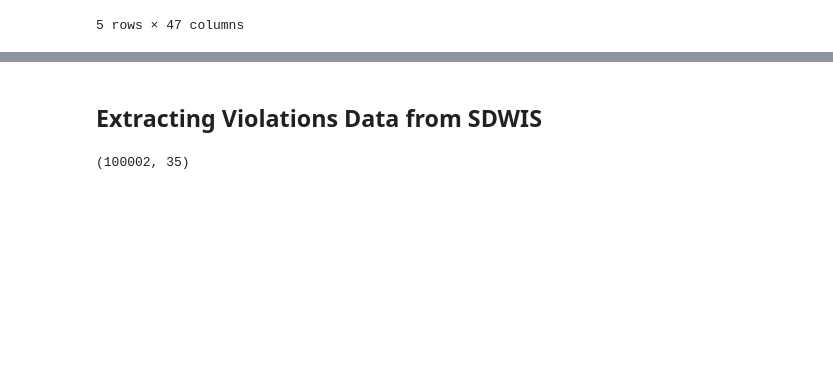
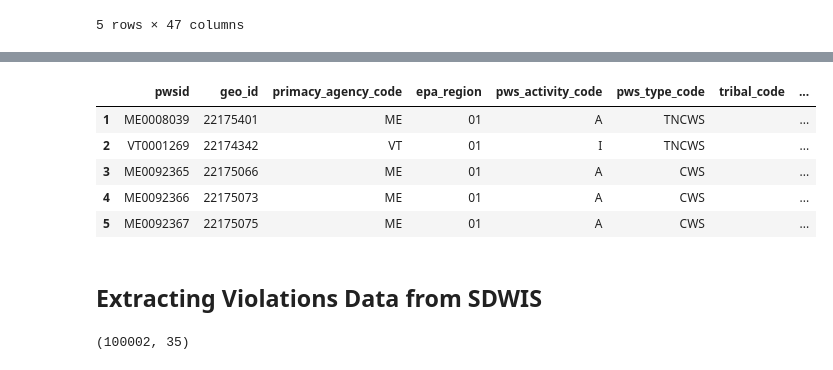
Before and after one commit to de-la-viz/pesticides_in_drinking_water, a Jupyter notebook: code/Data_Extraction.ipynb, the cells around one changed output, grey strips where cells are left out. Cells and saved outputs as stored; diff of their text form; code cells hidden in the pictures; blank space fills up the shorter version.

```diff
--- a/code/Data_Extraction.ipynb
+++ b/code/Data_Extraction.ipynb
@@ -70,0 +75,19 @@ water_system.tail() # looks good for now.
+# %%
+# more on the API: https://www.epa.gov/enviro/envirofacts-data-service-api
+
+# notes on the API:
+#     - WATER_SYSTEM = table name
+#     - no filter on PWS_ACTIVITY_CODE/A ==> it is done on the water systems.
+#     - EPA_REGION/01 ==> New England
+#     - area_type_code/CN ==> COUNTY LEVEL. location of the water system at the county level.
+
+CSV_URL = 'https://enviro.epa.gov/enviro/efservice/GEOGRAPHIC_AREA/EPA_REGION/01/area_type_code/CN/CSV'
+
+with requests.Session() as s:
+    download = s.get(CSV_URL)
+    decoded_content = download.content.decode('utf-8')
+    cr = csv.reader(decoded_content.splitlines(), delimiter=',')
+    initial_WS = list(cr)
+    GEO_WS_raw = pd.DataFrame(initial_WS)
+print(GEO_WS_raw.shape)
+GEO_WS_raw.head()
@@ -70,0 +102,23 @@ water_system.tail() # looks good for now.
+# %%
+# Some Data Cleaning:
+
+geo_ws = GEO_WS_raw.copy()
+
+# set the first row as header:
+new_header = geo_ws.iloc[0] # grab the first row for the header
+new_header = new_header.str.split('.').str[1] # we remove the redundant table name (WATER_SYSTEM) in column names
+new_header = new_header.str.lower() # set to lower case, as less annoying
+geo_ws = geo_ws[1:] # take the data less the header row
+geo_ws.columns = new_header # set the header row as the df header
+
+# we remove the last column of null, that is an artifact of the extraction:
+geo_ws = geo_ws.dropna(axis = 1, how='all') # axis = 1 = columns
+
+geo_ws.head() # looks good.
+# %% [output]
+|  | pwsid | geo_id | primacy_agency_code | epa_region | pws_activity_code | pws_type_code | tribal_code | ... |
+| 1 | ME0008039 | 22175401 | ME | 01 | A | TNCWS |  | ... |
+| 2 | VT0001269 | 22174342 | VT | 01 | I | TNCWS |  | ... |
+| 3 | ME0092365 | 22175066 | ME | 01 | A | CWS |  | ... |
+| 4 | ME0092366 | 22175073 | ME | 01 | A | CWS |  | ... |
+| 5 | ME0092367 | 22175075 | ME | 01 | A | CWS |  | ... |
```
Also changed, not shown: parts of 6 cells of this notebook, 4 other files.
